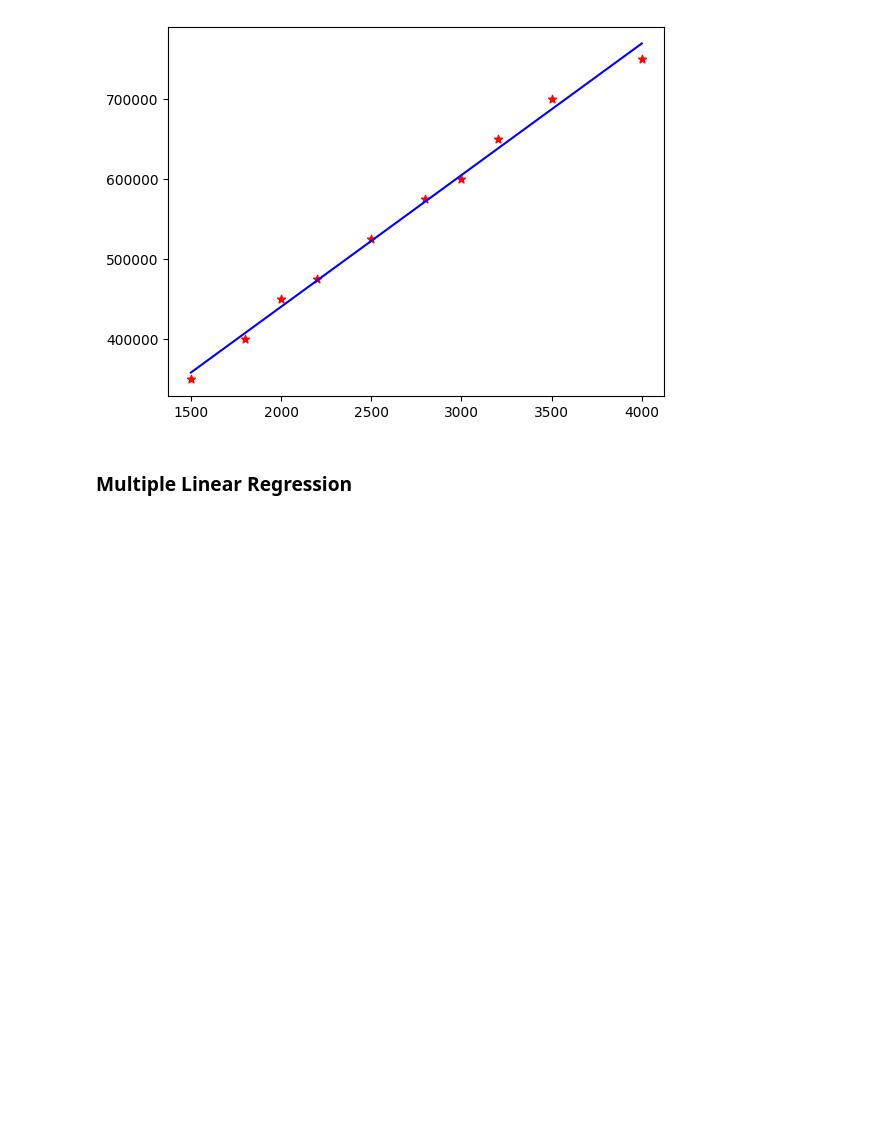
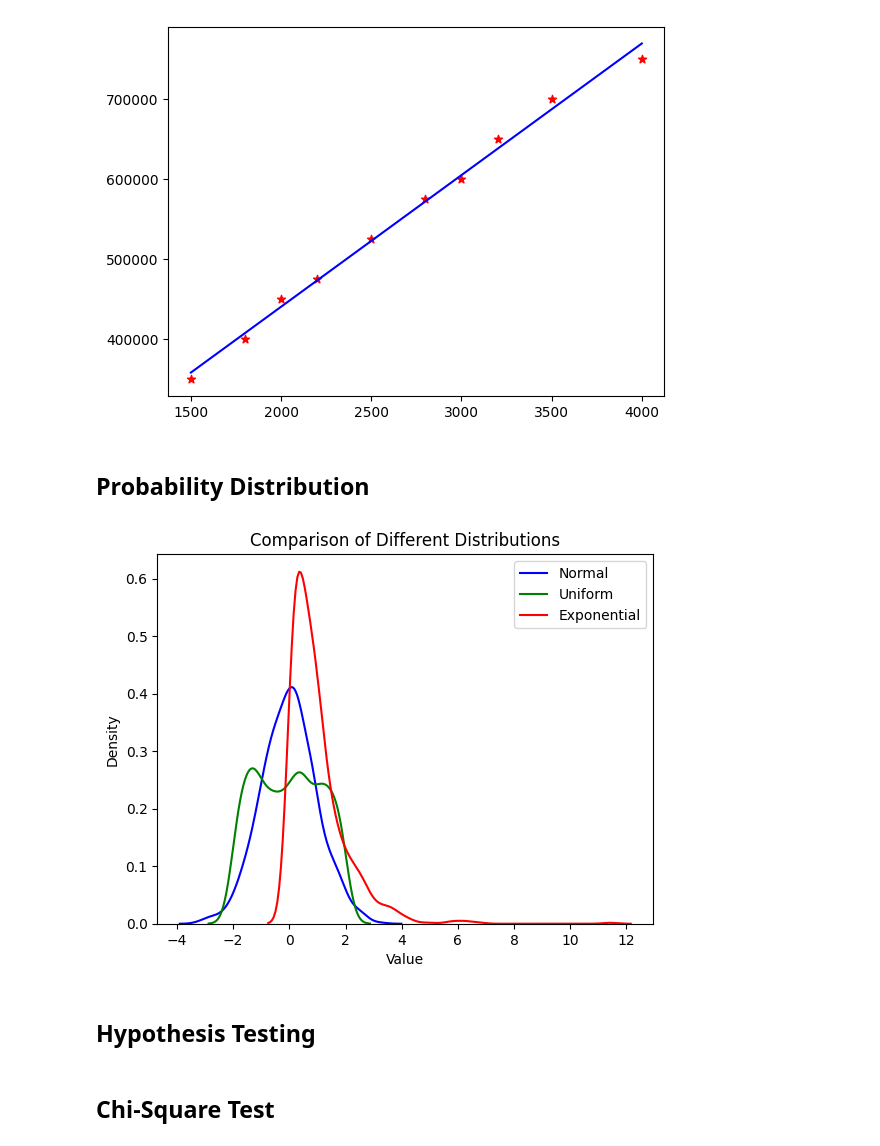
Before and after one commit to Akbarhusain12/Data-Science, a Jupyter notebook: Machine Learning/Practice.ipynb, the cells around one changed output. Drawn from its saved outputs; the diff is of its cells as text; code cells hidden in the pictures; blank space fills up the shorter version.

```diff
--- a/Machine Learning/Practice.ipynb
+++ b/Machine Learning/Practice.ipynb
@@ -58,5 +58,28 @@ plt.plot(df['House Size'], lnr.predict(df[['House Size']]), color="Blue")
 plt.show()
 # %% [output]
 [figure]
-# %% [markdown]
-### Multiple Linear Regression
+# %% [markdown]
+## Probability Distribution
+# %%
+import seaborn as sns
+from scipy.stats import norm, uniform, expon
+
+normal_data = np.random.normal(0, 1, 1000)
+uniform_data = np.random.uniform(-2, 2, 1000)
+exponential_data = np.random.exponential(1, 1000)
+
+sns.kdeplot(normal_data, label="Normal", color="blue")
+sns.kdeplot(uniform_data, label="Uniform", color="green")
+sns.kdeplot(exponential_data, label="Exponential", color="red")
+
+plt.title("Comparison of Different Distributions")
+plt.xlabel("Value")
+plt.ylabel("Density")
+plt.legend()
+plt.show()
+# %% [output]
+[figure, added]
+# %% [markdown]
+## Hypothesis Testing
+# %% [markdown]
+## Chi-Square Test
```
Also changed, not shown: parts of 2 cells of this notebook, 1 other file.
